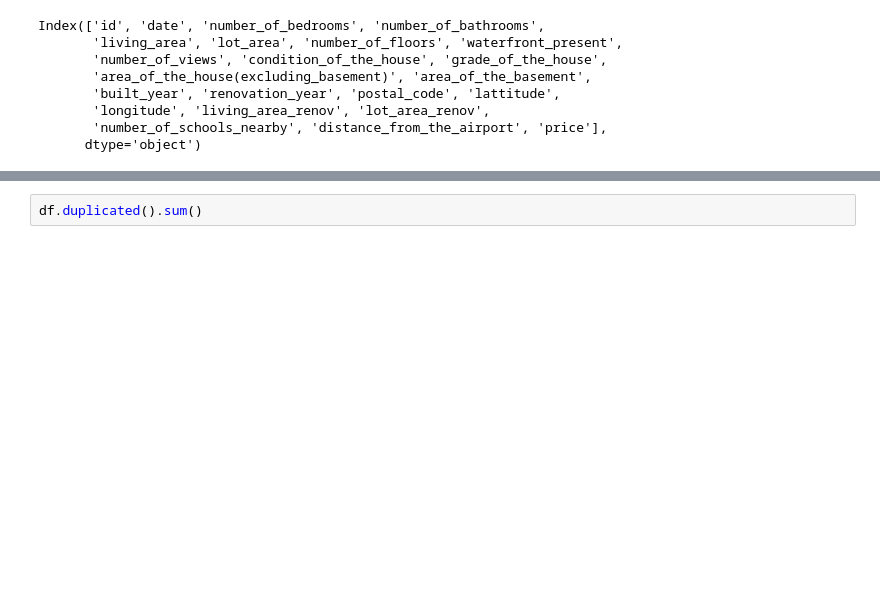
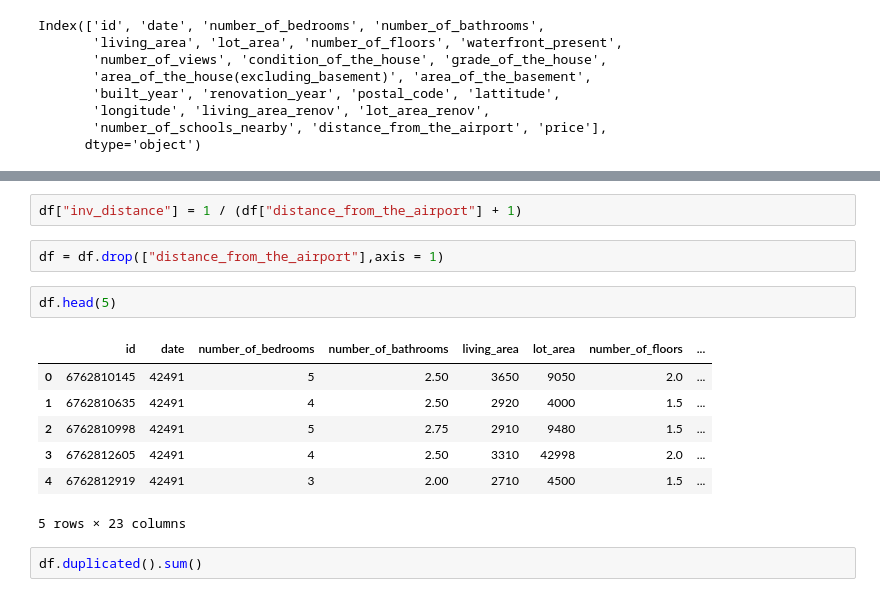
Before and after one commit to RishiKarmakar2910/india-house-price-predictor, a Jupyter notebook: price_prediction_model.ipynb, the cells around one changed output, grey strips where cells are left out. Cells and saved outputs as stored; diff of their text form; blank space fills up the shorter version.

```diff
--- a/price_prediction_model.ipynb
+++ b/price_prediction_model.ipynb
@@ -107,3 +116,17 @@ Index(['id', 'date', 'number_of_bedrooms', 'number_of_bathrooms',
+# %%
+df["inv_distance"] = 1 / (df["distance_from_the_airport"] + 1)
+# %%
+df = df.drop(["distance_from_the_airport"],axis = 1)
+# %%
+df.head(5)
+# %% [output]
+|  | id | date | number_of_bedrooms | number_of_bathrooms | living_area | lot_area | number_of_floors | ... |
+| 0 | 6762810145 | 42491 | 5 | 2.50 | 3650 | 9050 | 2.0 | ... |
+| 1 | 6762810635 | 42491 | 4 | 2.50 | 2920 | 4000 | 1.5 | ... |
+| 2 | 6762810998 | 42491 | 5 | 2.75 | 2910 | 9480 | 1.5 | ... |
+| 3 | 6762812605 | 42491 | 4 | 2.50 | 3310 | 42998 | 2.0 | ... |
+| 4 | 6762812919 | 42491 | 3 | 2.00 | 2710 | 4500 | 1.5 | ... |
+5 rows × 23 columns
 # %%
 df.duplicated().sum()
 # %% [output]
```
Also changed, not shown: parts of 7 cells of this notebook, 4 other files.
